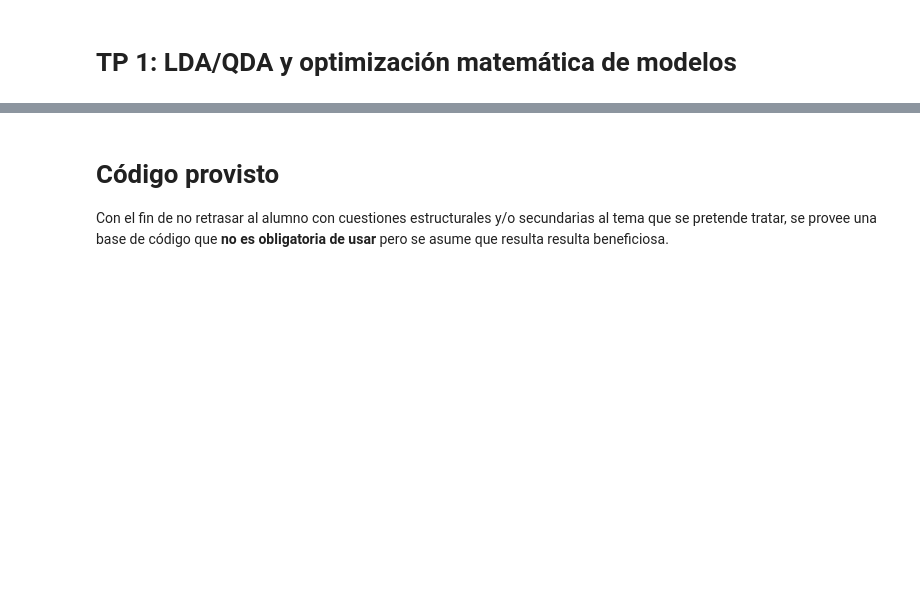
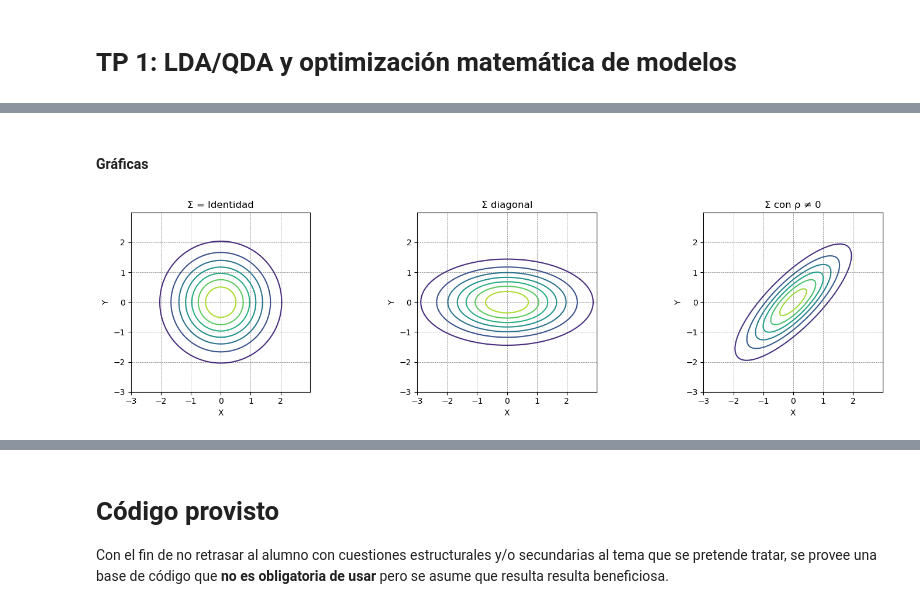
Before and after one commit to spardo83/amia_tp1, a Jupyter notebook: AMIA_2025_TP1.ipynb, the cells around one changed output, grey strips where cells are left out. Drawn from its saved outputs; the diff is of its cells as text; code cells hidden in the pictures; blank space fills up the shorter version.

```diff
--- a/AMIA_2025_TP1.ipynb
+++ b/AMIA_2025_TP1.ipynb
@@ -3 +100,41 @@
+# %% [markdown]
+#### Gráficas
+# %%
+# Media en el origen
+
+mu = np.array([0, 0])
+x, y = np.mgrid[-3:3:.01, -3:3:.01]
+pos = np.dstack((x, y))
+
+# Tres matrices de covarianza
+
+covs = [
+    np.array([[1, 0], [0, 1]]),      # Identidad
+    np.array([[2, 0], [0, 0.5]]),    # Diagonal
+    np.array([[1, 0.8], [0.8, 1]])   # Correlación positiva (ρ=0.8)
+]
+
+titles = [
+    "Σ = Identidad",
+    "Σ diagonal",
+    "Σ con ρ ≠ 0"
+]
+
+# Crear subplots en una fila
+
+fig, axes = plt.subplots(1, 3, figsize=(15, 4))
+
+for ax, cov, title in zip(axes, covs, titles):
+    rv = multivariate_normal(mean=mu, cov=cov)
+    ax.contour(x, y, rv.pdf(pos))
+    ax.set_title(title)
+    ax.set_xlabel("X")
+    ax.set_ylabel("Y")
+    ax.set_aspect("equal")
+    ax.grid(True, color='gray', linestyle='--', linewidth=0.5)
+
+plt.tight_layout()
+plt.show()
+# %% [output]
+[figure, added]
 # %% [markdown]
```
Also changed, not shown: parts of 15 cells of this notebook, 6 other files.
